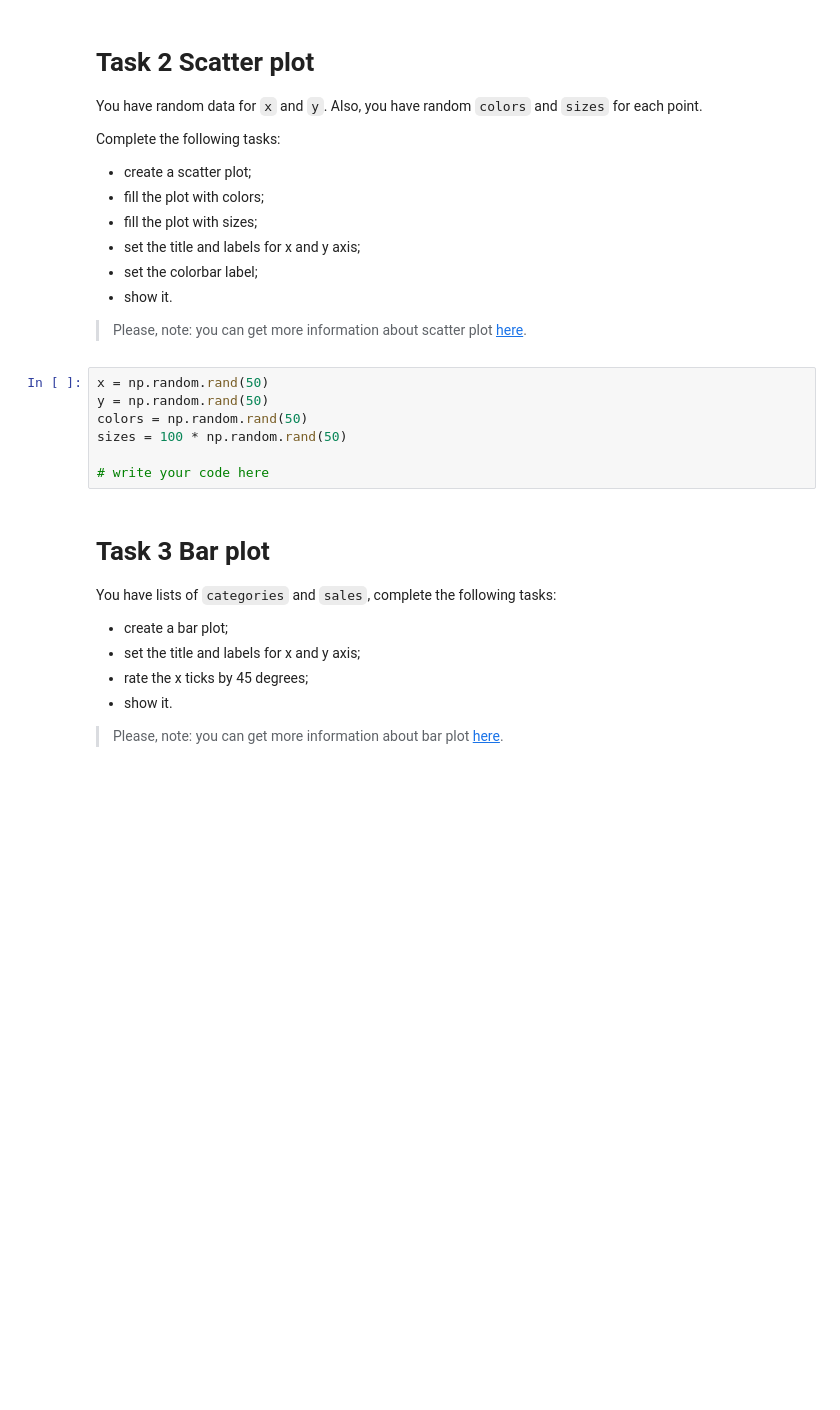
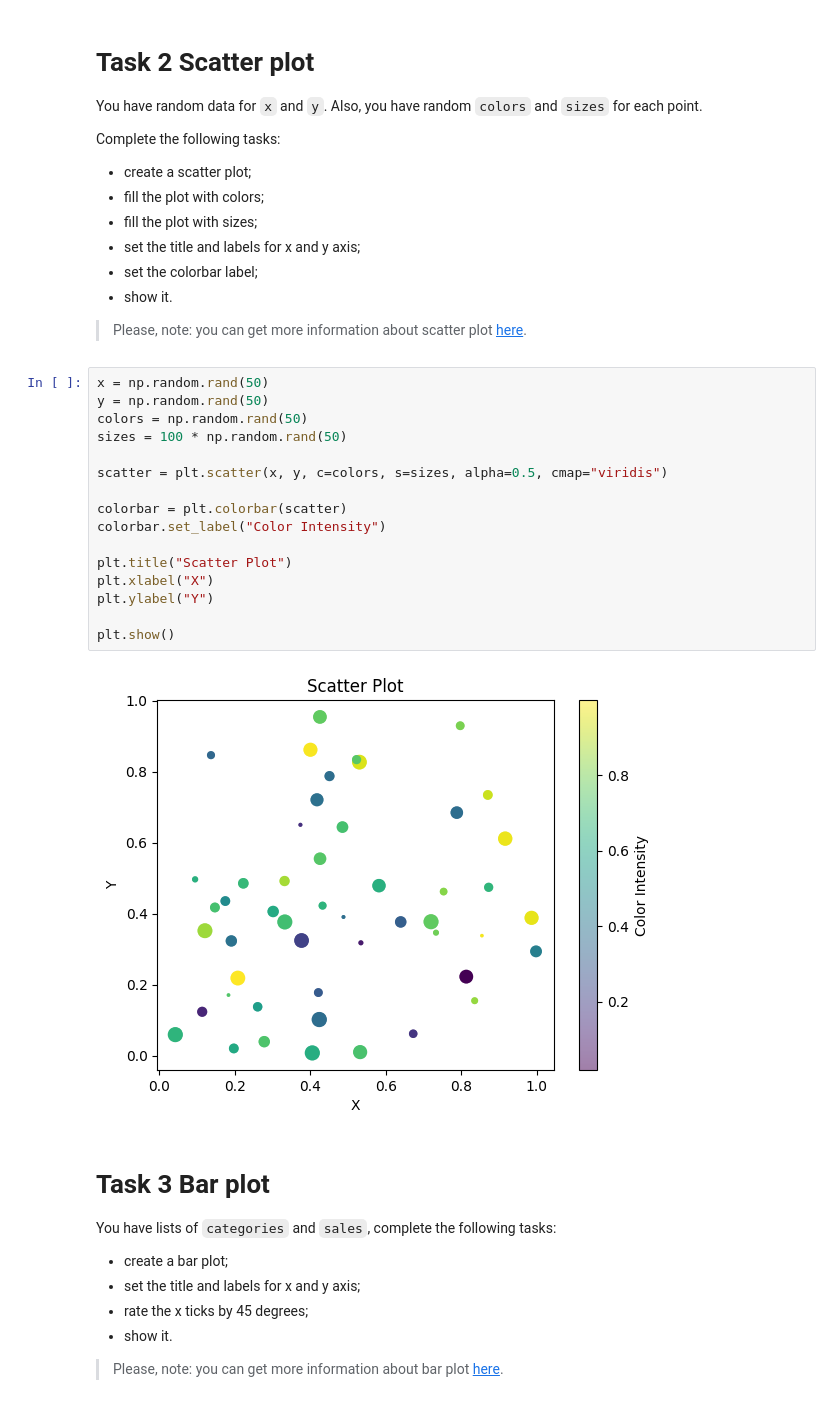
Before and after one commit to mnezbrytska/py-matplotlib, a Jupyter notebook: app/matplotlib.ipynb, the cells around one changed output. Drawn from its saved outputs; the diff is of its cells as text; blank space fills up the shorter version.

```diff
--- a/app/matplotlib.ipynb
+++ b/app/matplotlib.ipynb
@@ -38,10 +45,21 @@ Complete the following tasks:
 # %%
 x = np.random.rand(50)
 y = np.random.rand(50)
 colors = np.random.rand(50)
 sizes = 100 * np.random.rand(50)
 
-# write your code here
+scatter = plt.scatter(x, y, c=colors, s=sizes, alpha=0.5, cmap="viridis")
+
+colorbar = plt.colorbar(scatter)
+colorbar.set_label("Color Intensity")
+
+plt.title("Scatter Plot")
+plt.xlabel("X")
+plt.ylabel("Y")
+
+plt.show()
+# %% [output]
+[figure, added]
 # %% [markdown]
 # Task 3 Bar plot
 
```
Also changed, not shown: parts of 9 cells of this notebook.
